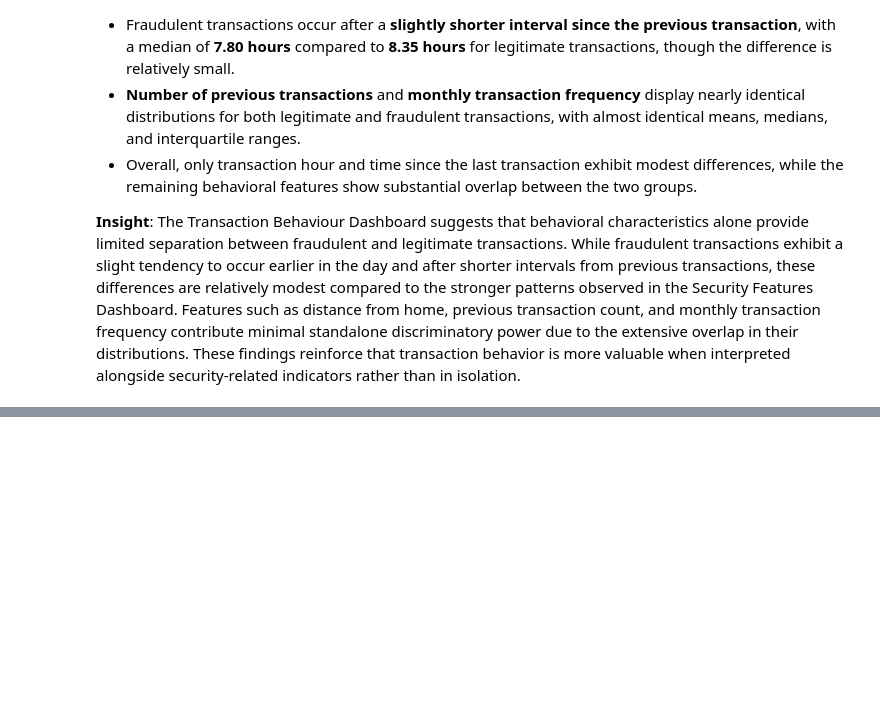
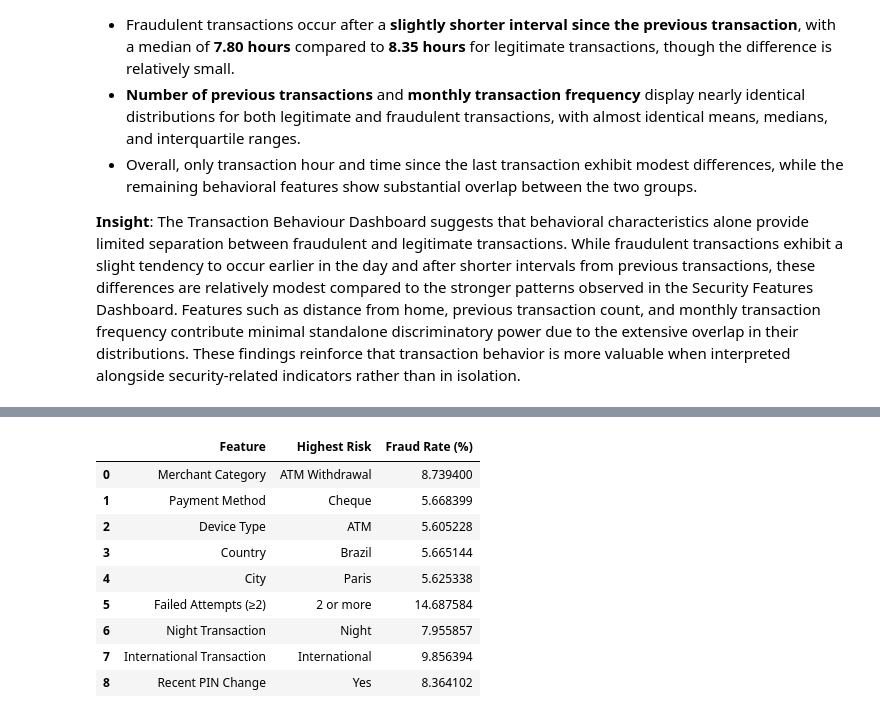
Before and after one commit to abhi-saurav-saroya/bank-fraud-eda, a Jupyter notebook: notebooks/02_exploratory_data_analysis.ipynb, the cells around one changed output, grey strips where cells are left out. Drawn from its saved outputs; the diff is of its cells as text; code cells hidden in the pictures; blank space fills up the shorter version.

```diff
--- a/notebooks/02_exploratory_data_analysis.ipynb
+++ b/notebooks/02_exploratory_data_analysis.ipynb
@@ -3418,0 +3427,51 @@ plt.show()
+# %%
+summary = pd.DataFrame({
+    "Feature": [
+        "Merchant Category",
+        "Payment Method",
+        "Device Type",
+        "Country",
+        "City",
+        "Failed Attempts (≥2)",
+        "Night Transaction",
+        "International Transaction",
+        "Recent PIN Change"
+    ],
+
+    "Highest Risk": [
+        merchant_fraud.idxmax(),
+        payment_fraud.idxmax(),
+        device_fraud.idxmax(),
+        country_fraud.idxmax(),
+        city_fraud.idxmax(),
+        "2 or more",
+        "Night",
+        "International",
+        "Yes"
+    ],
+
+    "Fraud Rate (%)": [
+        merchant_fraud.max(),
+        payment_fraud.max(),
+        device_fraud.max(),
+        country_fraud.max(),
+        city_fraud.max(),
+        failed_attempts_fraud.loc[3],
+        night_fraud.loc[1],
+        international_fraud.loc[1],
+        pin_fraud.loc[1]
+    ]
+})
+
+summary
+# %% [output]
+|  | Feature | Highest Risk | Fraud Rate (%) |
+| 0 | Merchant Category | ATM Withdrawal | 8.739400 |
+| 1 | Payment Method | Cheque | 5.668399 |
+| 2 | Device Type | ATM | 5.605228 |
+| 3 | Country | Brazil | 5.665144 |
+| 4 | City | Paris | 5.625338 |
+| 5 | Failed Attempts (≥2) | 2 or more | 14.687584 |
+| 6 | Night Transaction | Night | 7.955857 |
+| 7 | International Transaction | International | 9.856394 |
+| 8 | Recent PIN Change | Yes | 8.364102 |
```
Also changed, not shown: parts of 4 cells of this notebook.
